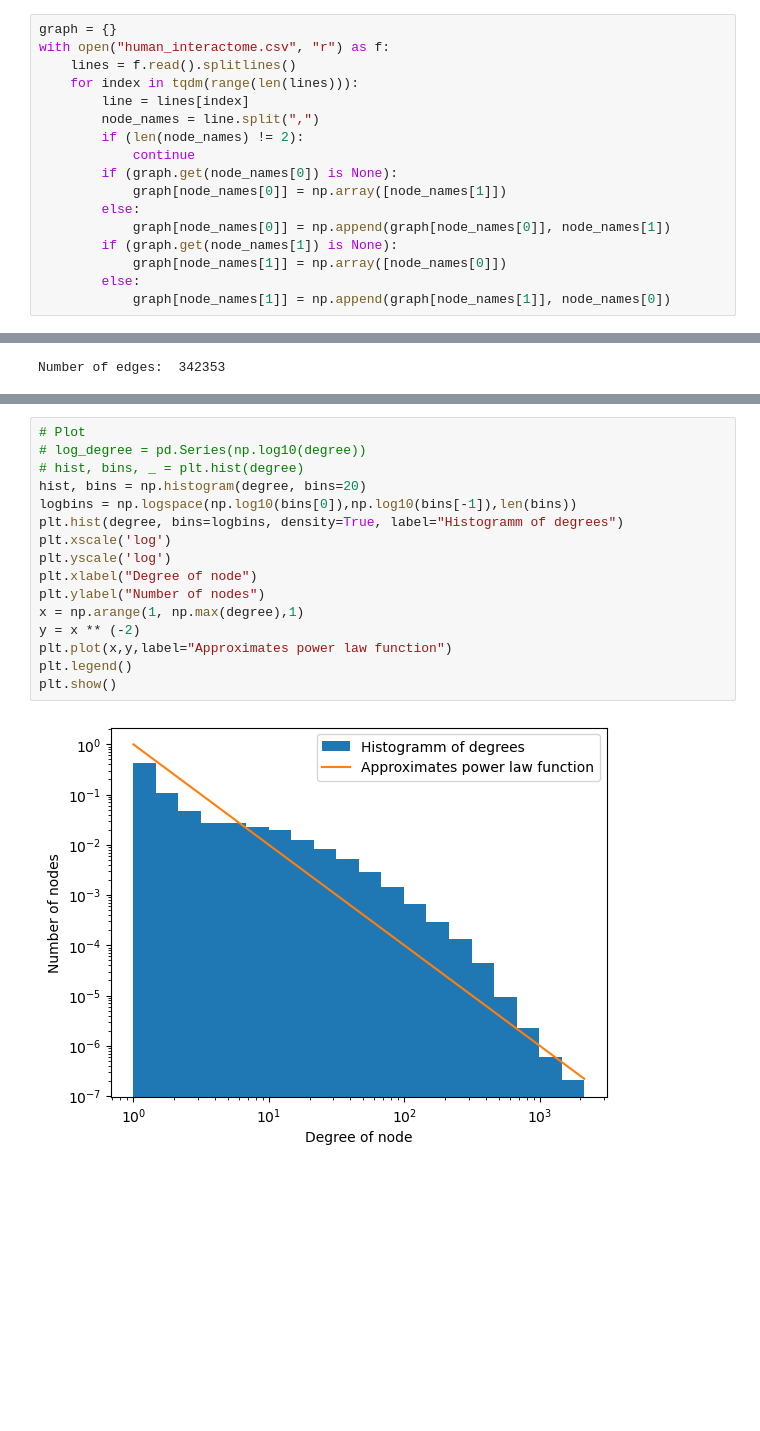
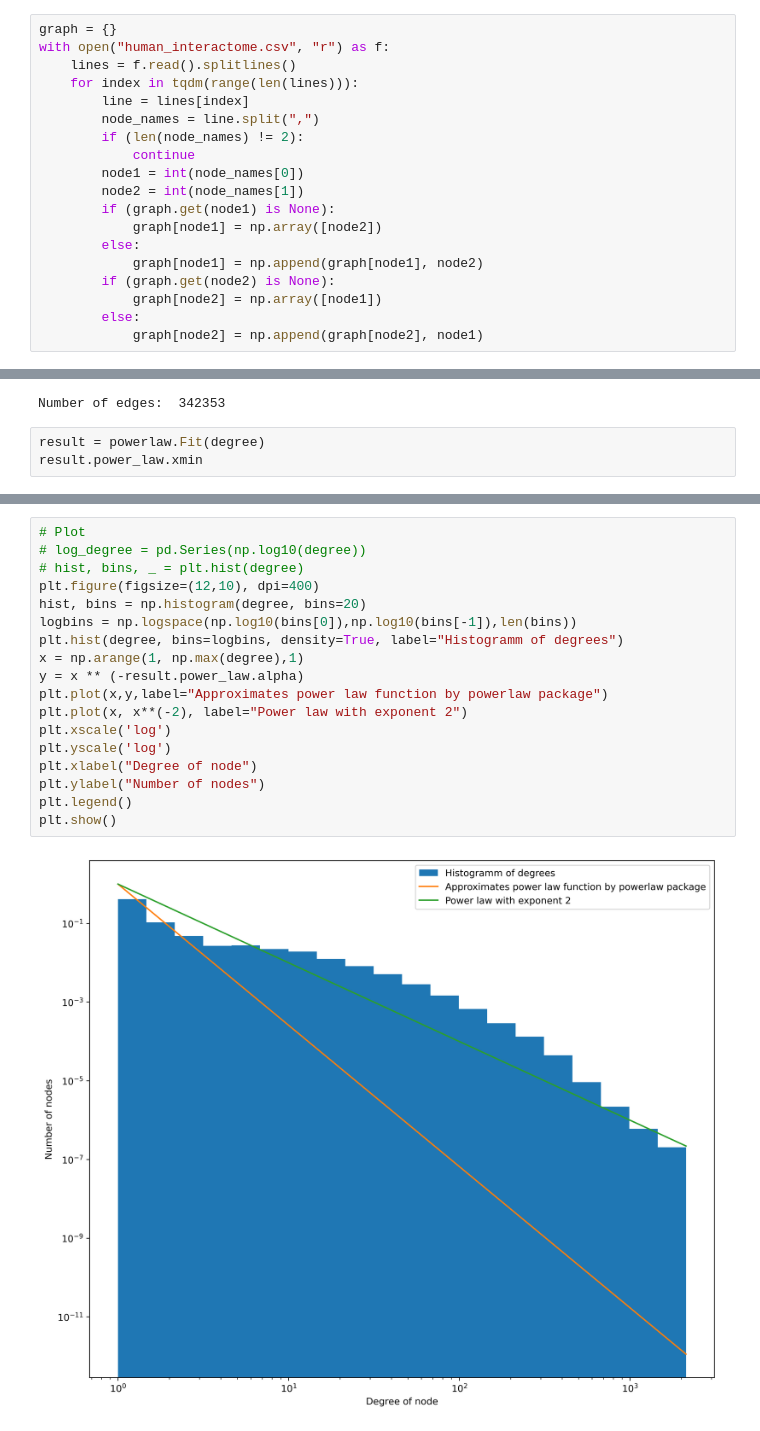
Before and after one commit to Q-Bach/SSBI, a Jupyter notebook: A10/task1.ipynb, the cells around one changed output, grey strips where cells are left out. Drawn from its saved outputs; the diff is of its cells as text; blank space fills up the shorter version.

```diff
--- a/A10/task1.ipynb
+++ b/A10/task1.ipynb
@@ -13,14 +14,16 @@ with open("human_interactome.csv", "r") as f:
         node_names = line.split(",")
         if (len(node_names) != 2):
             continue
-        if (graph.get(node_names[0]) is None):
-            graph[node_names[0]] = np.array([node_names[1]])
+        node1 = int(node_names[0])
+        node2 = int(node_names[1])
+        if (graph.get(node1) is None):
+            graph[node1] = np.array([node2])
         else:
-            graph[node_names[0]] = np.append(graph[node_names[0]], node_names[1])
-        if (graph.get(node_names[1]) is None):
-            graph[node_names[1]] = np.array([node_names[0]])
+            graph[node1] = np.append(graph[node1], node2)
+        if (graph.get(node2) is None):
+            graph[node2] = np.array([node1])
         else:
-            graph[node_names[1]] = np.append(graph[node_names[1]], node_names[0])
+            graph[node2] = np.append(graph[node2], node1)
 # %%
 # Number of nodes
 print("Number of nodes: ", len(graph))
@@ -35,3 +38,6 @@ num_edge = np.sum(degree)
 print("Number of edges: ", int(num_edge/2))
 # %% [output]
 Number of edges:  342353
+# %%
+result = powerlaw.Fit(degree)
+result.power_law.xmin
@@ -38,20 +47,22 @@ Number of edges:  342353
 # %%
 # Plot
 # log_degree = pd.Series(np.log10(degree))
 # hist, bins, _ = plt.hist(degree)
+plt.figure(figsize=(12,10), dpi=400)
 hist, bins = np.histogram(degree, bins=20)
 logbins = np.logspace(np.log10(bins[0]),np.log10(bins[-1]),len(bins))
 plt.hist(degree, bins=logbins, density=True, label="Histogramm of degrees")
+x = np.arange(1, np.max(degree),1)
+y = x ** (-result.power_law.alpha)
+plt.plot(x,y,label="Approximates power law function by powerlaw package")
+plt.plot(x, x**(-2), label="Power law with exponent 2")
 plt.xscale('log')
 plt.yscale('log')
 plt.xlabel("Degree of node")
 plt.ylabel("Number of nodes")
-x = np.arange(1, np.max(degree),1)
-y = x ** (-2)
-plt.plot(x,y,label="Approximates power law function")
 plt.legend()
 plt.show()
 # %% [output]
-[figure, old version]
+[figure, new version]
 # %%
 def DFS(node, temp, visited):
```
Also changed, not shown: parts of 10 cells of this notebook, 3 other files.
